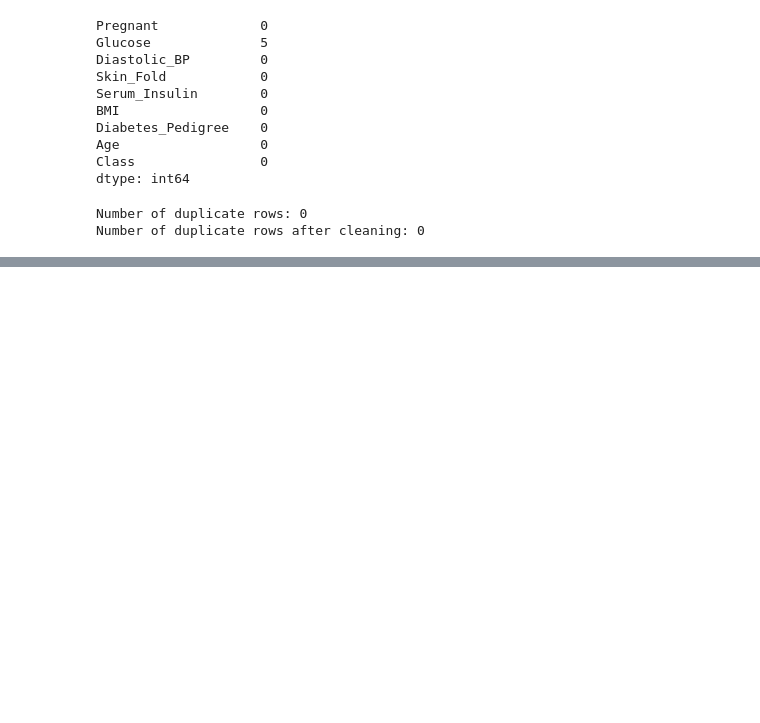
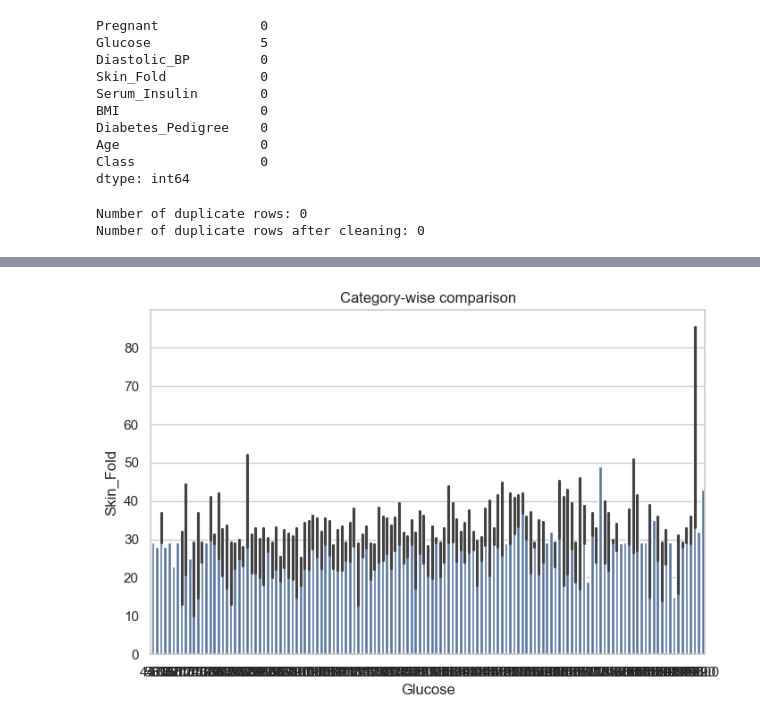
Before and after one commit to albinjoseph229/Python, a Jupyter notebook: Exam_preparation/first_file.ipynb, the cells around one changed output, grey strips where cells are left out. Drawn from its saved outputs; the diff is of its cells as text; code cells hidden in the pictures; blank space fills up the shorter version.

```diff
--- a/Exam_preparation/first_file.ipynb
+++ b/Exam_preparation/first_file.ipynb
@@ -103,0 +129,8 @@ Number of duplicate rows after cleaning: 0
+# %%
+# 3. Bar plot
+plt.figure(figsize=(8, 5))
+sns.barplot(x='Glucose', y='Skin_Fold', data=df)
+plt.title('Category-wise comparison')
+plt.show()
+# %% [output]
+[figure, added]
```
Also changed, not shown: parts of 4 cells of this notebook, 2 other files.
